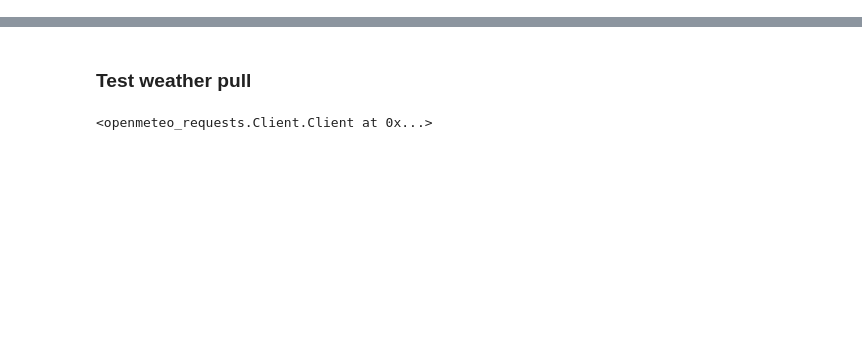
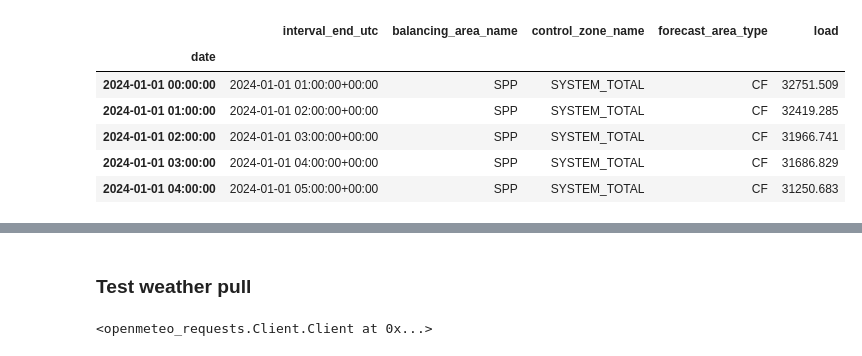
Before and after one commit to maxwellgriffith345/LoadForecast, a Jupyter notebook: notebooks/test.ipynb, the cells around one changed output, grey strips where cells are left out. Saved outputs shown, nothing was run; the diff lists cells and outputs as text; code cells hidden in the pictures; blank space fills up the shorter version.

```diff
--- a/notebooks/test.ipynb
+++ b/notebooks/test.ipynb
@@ -22,0 +36,12 @@ NameError: name 'get_load_client' is not defined
+# %%
+clean_df = clean_load(load_df)
+# %%
+clean_df.head()
+# %% [output]
+|  | interval_end_utc | balancing_area_name | control_zone_name | forecast_area_type | load |
+| date |  |  |  |  |  |
+| 2024-01-01 00:00:00 | 2024-01-01 01:00:00+00:00 | SPP | SYSTEM_TOTAL | CF | 32751.509 |
+| 2024-01-01 01:00:00 | 2024-01-01 02:00:00+00:00 | SPP | SYSTEM_TOTAL | CF | 32419.285 |
+| 2024-01-01 02:00:00 | 2024-01-01 03:00:00+00:00 | SPP | SYSTEM_TOTAL | CF | 31966.741 |
+| 2024-01-01 03:00:00 | 2024-01-01 04:00:00+00:00 | SPP | SYSTEM_TOTAL | CF | 31686.829 |
+| 2024-01-01 04:00:00 | 2024-01-01 05:00:00+00:00 | SPP | SYSTEM_TOTAL | CF | 31250.683 |
```
Also changed, not shown: parts of 8 cells of this notebook, 1 other file.
